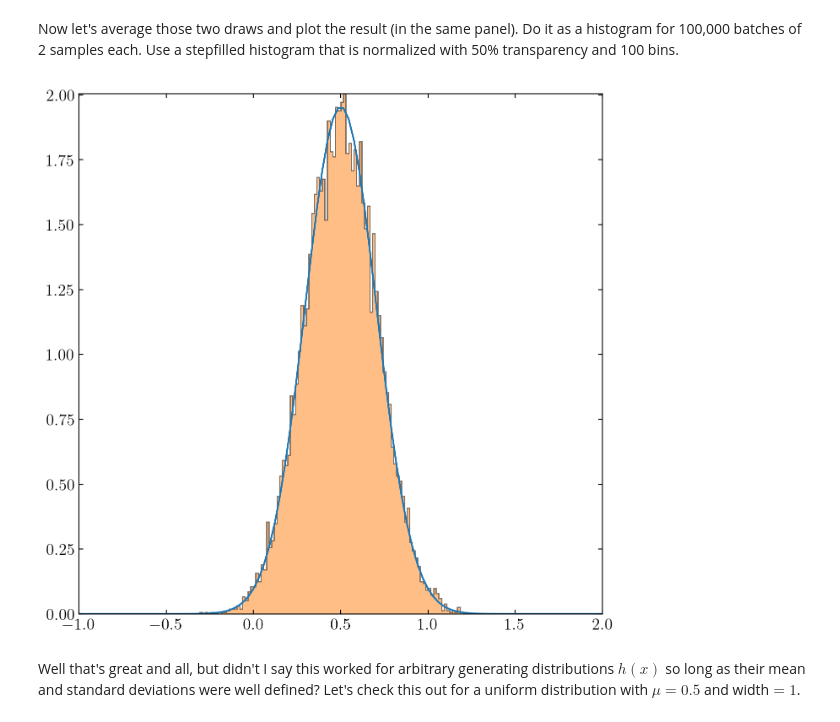
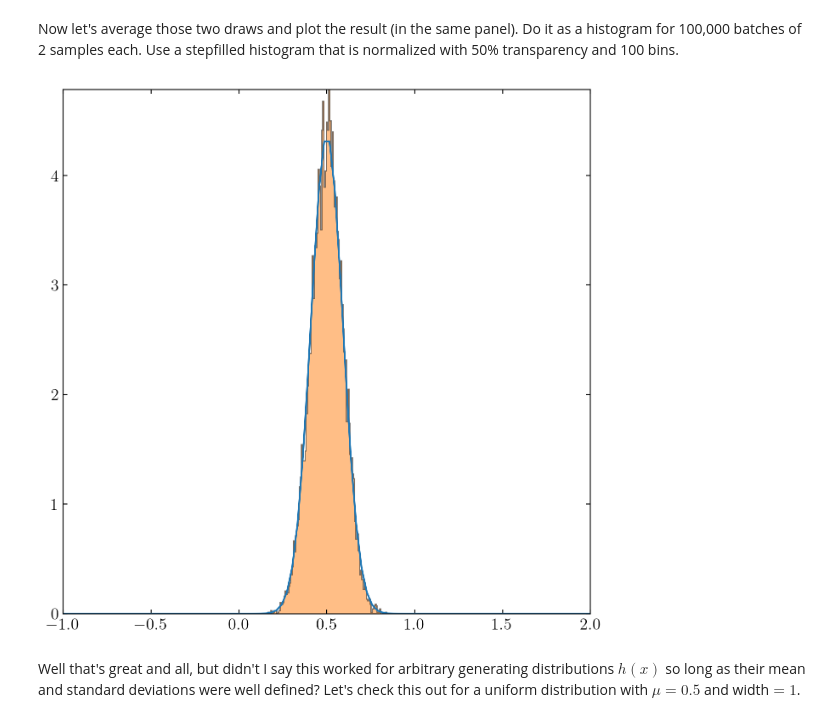
Before and after one commit to dgerosa/machinelearning4physics_bicocca_2025, a Jupyter notebook: lectures/L01_probability.ipynb, the cells around one changed output. Cells and saved outputs as stored; diff of their text form; code cells hidden in the pictures.

```diff
--- a/lectures/L01_probability.ipynb
+++ b/lectures/L01_probability.ipynb
@@ -576,28 +576,28 @@ Now let's average those two draws and plot the result (in the same panel). Do it
 # %%
 import numpy as np
 from matplotlib import pyplot as plt
 from scipy.stats import norm
 
-N = 2 # Number of draws
+N = 10 # Number of draws
 mu = 0.5 # Location
 sigma_h = 1.0 / np.sqrt(12) # scale of h(x)
 sigma_cl = sigma_h / np.sqrt(N) # scale of mean error distribution
 
 xgrid = np.linspace(-1,2,100)
 
 # plot the distribution of means according to central limit theorem
 distG = scipy.stats.norm(mu, sigma_cl) # Complete
 plt.plot(xgrid, distG.pdf(xgrid)) # Complete
 
 # Add a histogram that is the mean of 100,000 batches of N draws
 yy = []
 for i in tqdm(np.arange(10000)):
     xx = np.random.normal(loc=mu, scale=sigma_h, size=N) # N random draws
     yy.append(np.average(xx)) # Append average of those random draws to the end of the array
 
 plt.hist(yy, bins=100, histtype='stepfilled', alpha=0.5, density=True);
 # %% [output]
-[figure, old version]
+[figure, new version]
 # %% [markdown]
 Well that's great and all, but didn't I say this worked for arbitrary generating distributions $h(x)$ so long as their mean and standard deviations were well defined? Let's check this out for a uniform distribution with $\mu=0.5$ and width$ =1$.
 # %%
```
Also changed, not shown: parts of 3 cells of this notebook.
